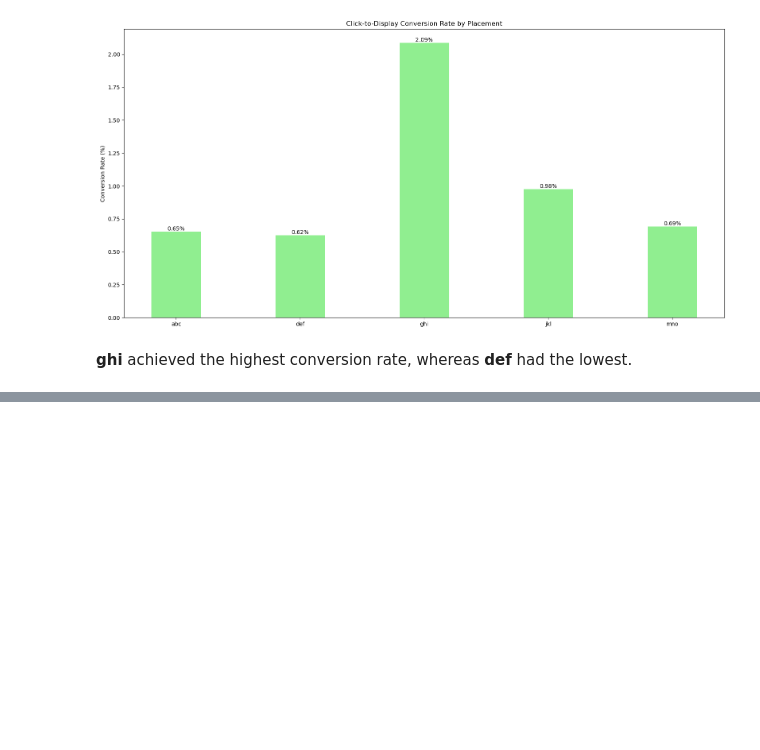
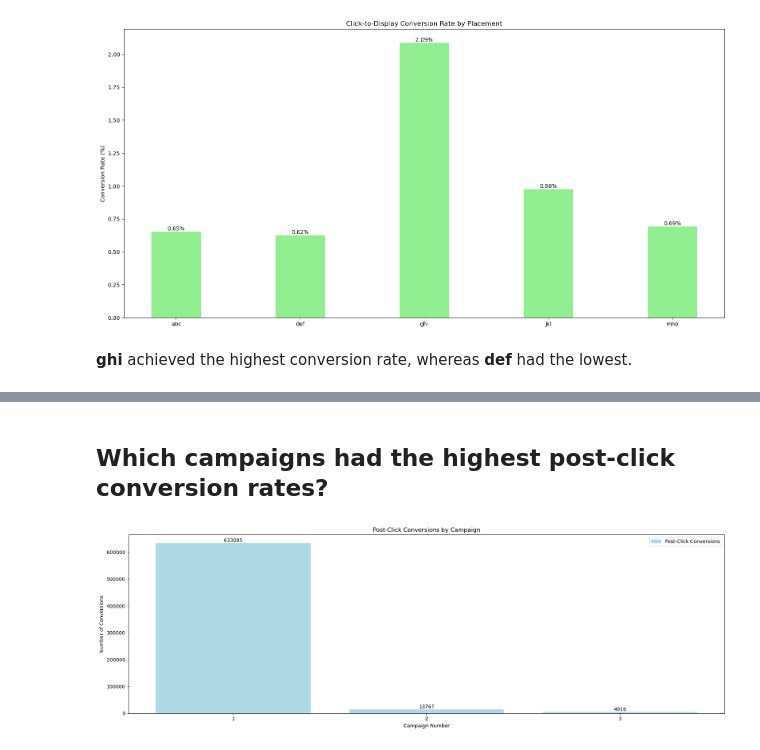
Before and after one commit to Tanush-IIITH/Projects, a Jupyter notebook: Online_Ads_DS/main.ipynb, the cells around one changed output, grey strips where cells are left out. Drawn from its saved outputs; the diff is of its cells as text; code cells hidden in the pictures; blank space fills up the shorter version.

```diff
--- a/Online_Ads_DS/main.ipynb
+++ b/Online_Ads_DS/main.ipynb
@@ -303,0 +459,27 @@ plt.show()
+# %% [markdown]
+## Which campaigns had the highest post-click conversion rates?
+# %%
+#Creating a visualization of post-click conversions by campaign
+campaign_conversion = df.groupby('campaign_number')['post_click_conversions'].sum()
+
+fig, ax = plt.subplots(figsize=(18, 6))
+bars = ax.bar(campaign_conversion.index, campaign_conversion.values, color='lightblue')
+
+ax.set_title('Post-Click Conversions by Campaign')
+ax.set_ylabel('Number of Conversions')
+ax.set_xlabel('Campaign Number')
+
+ax.set_xticks(campaign_conversion.index)
+ax.set_xticklabels(campaign_conversion.index, rotation=0)
+
+for bar in bars:
+    height = bar.get_height()
+    ax.text(bar.get_x() + bar.get_width() / 2, height, f'{int(height)}',
+            ha='center', va='bottom', fontsize=10)
+
+ax.legend(['Post-Click Conversions'], loc='upper right')
+
+plt.tight_layout()
+plt.show()
+# %% [output]
+[figure, added]
```
Also changed, not shown: parts of 21 cells of this notebook.
